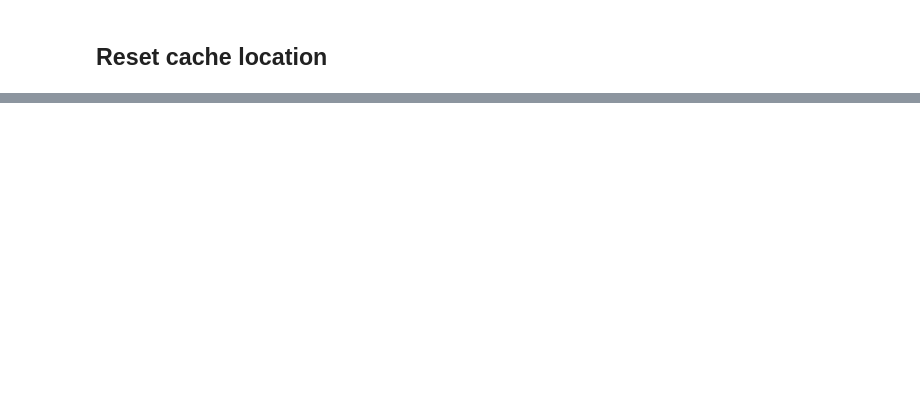
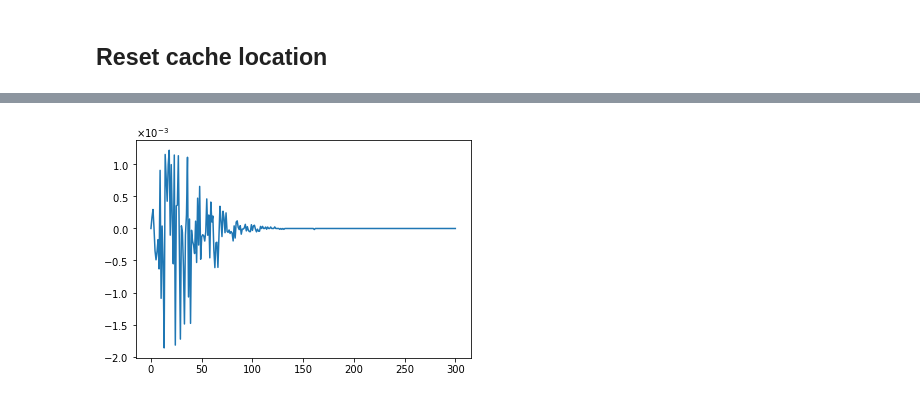
Before and after one commit to tommychinwj/HI_characterization, a Jupyter notebook: Experiment_code.ipynb, the cells around one changed output, grey strips where cells are left out. Saved outputs shown, nothing was run; the diff lists cells and outputs as text; code cells hidden in the pictures; blank space fills up the shorter version.

```diff
--- a/Experiment_code.ipynb
+++ b/Experiment_code.ipynb
@@ -853,0 +864,5 @@ ionized = p21c.ionize_box(redshift=redshift, init_boxes=init_cond).xH_box
+# %%
+plt.plot(r_mfpIon, dn_mfpIon-dn_mfp)
+plt.ticklabel_format(axis='y', style='sci', scilimits=(0,0), useMathText=True)
+# %% [output]
+[figure, added]
```
Also changed, not shown: parts of 27 cells of this notebook, 1 other file.
